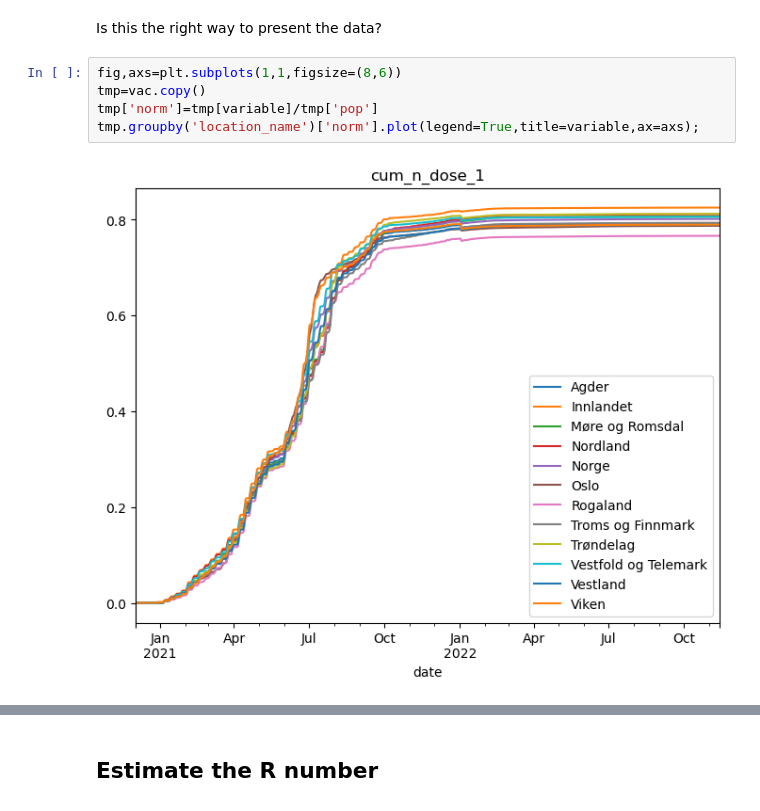
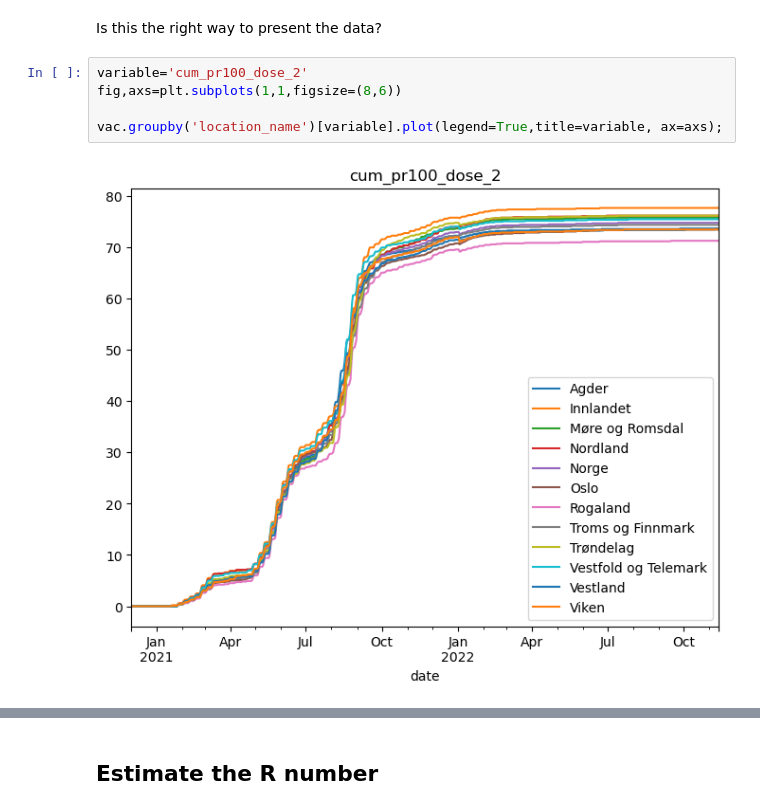
Before and after one commit to galendal/model_prepare, a Jupyter notebook: fhi_data.ipynb, the cells around one changed output, grey strips where cells are left out. Cells and saved outputs as stored; diff of their text form.

```diff
--- a/fhi_data.ipynb
+++ b/fhi_data.ipynb
@@ -187,9 +187,9 @@ vac.groupby('location_name')[variable].plot(legend=True,title=variable, ax=axs);
 # %% [markdown]
 Is this the right way to present the data?
 # %%
+variable='cum_pr100_dose_2'
 fig,axs=plt.subplots(1,1,figsize=(8,6))
-tmp=vac.copy()
-tmp['norm']=tmp[variable]/tmp['pop']
-tmp.groupby('location_name')['norm'].plot(legend=True,title=variable,ax=axs);
+
+vac.groupby('location_name')[variable].plot(legend=True,title=variable, ax=axs);
 # %% [output]
-[figure, old version]
+[figure, new version]
```
Also changed, not shown: parts of 4 cells of this notebook, 5 other files.
